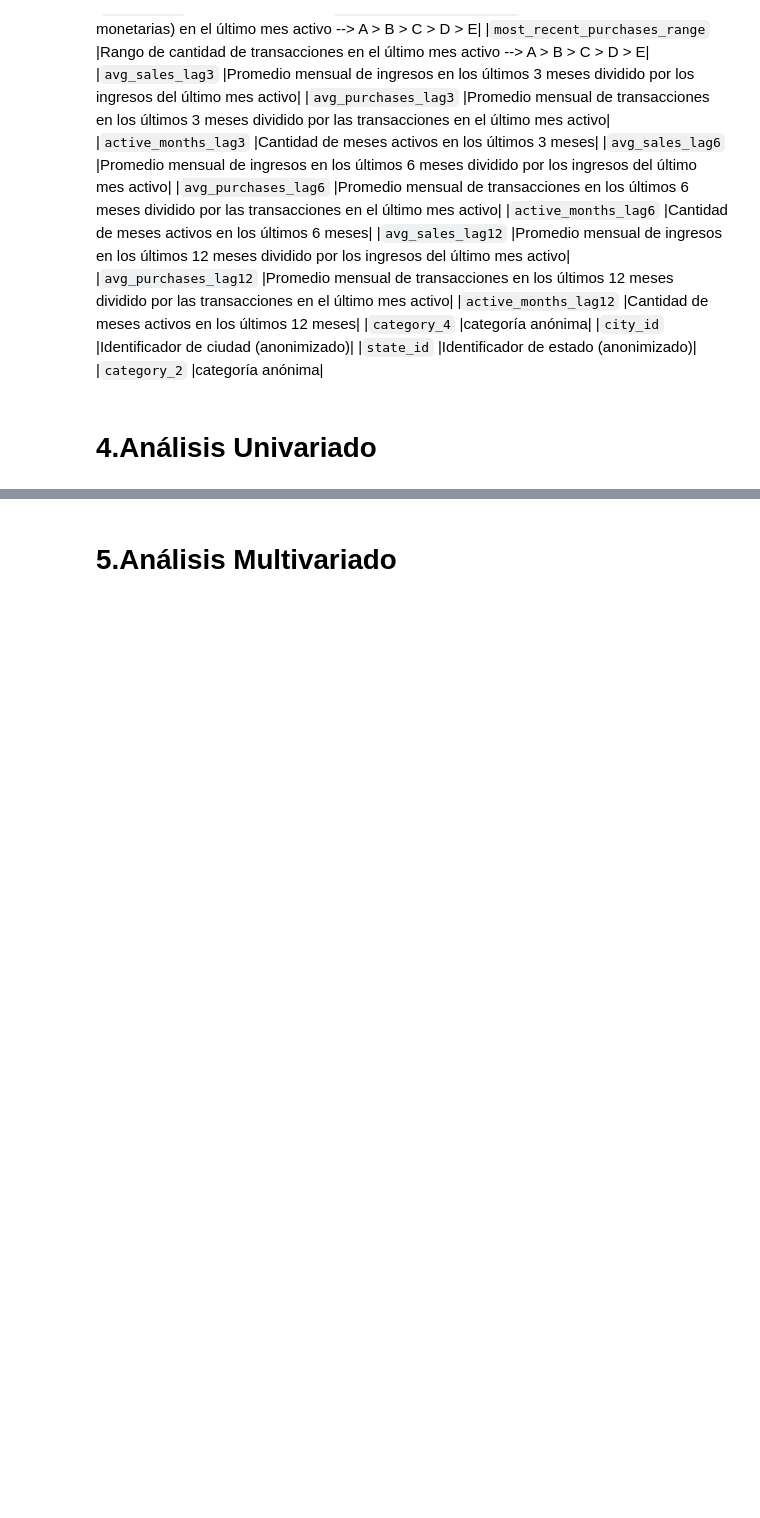
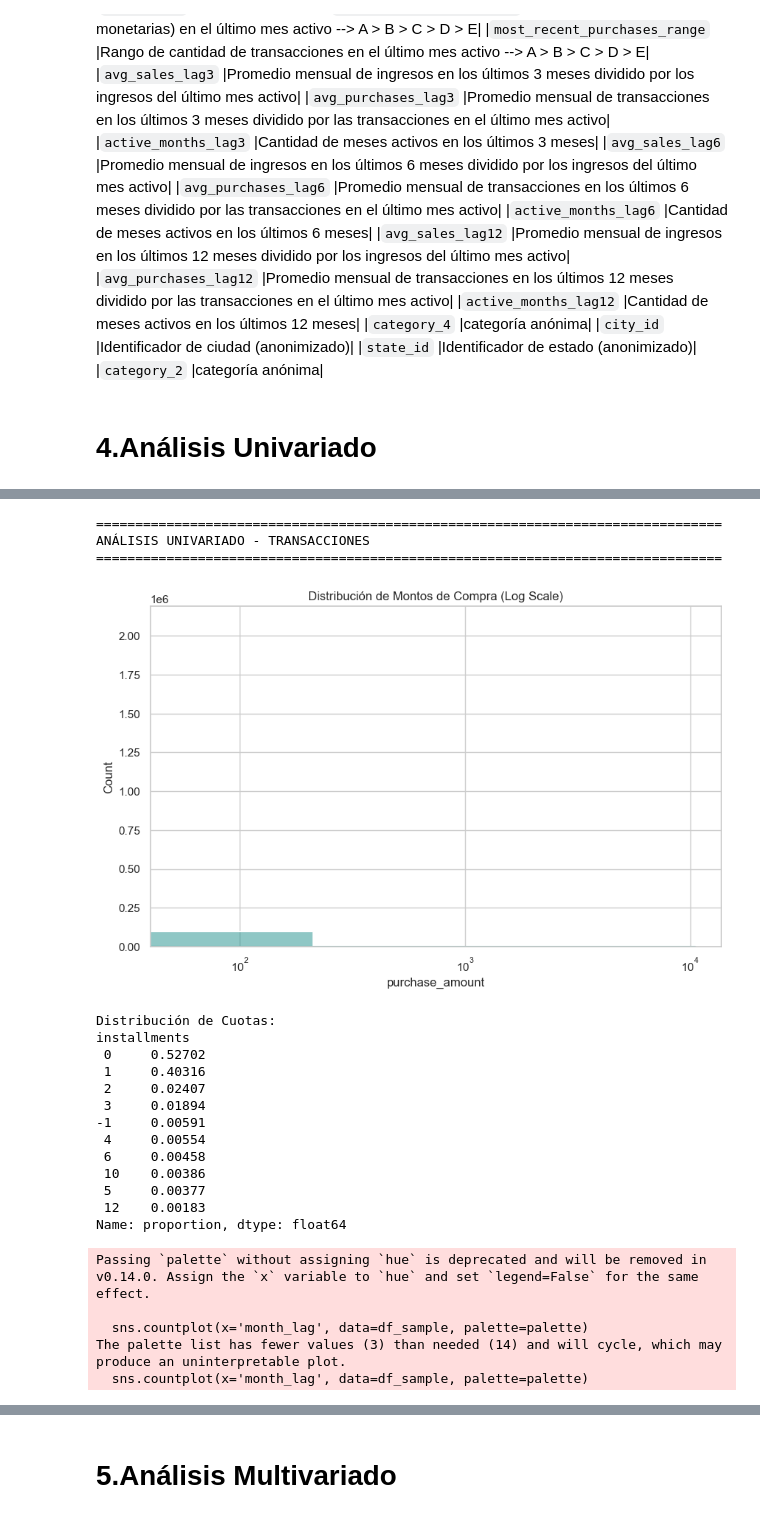
Before and after one commit to paulsantillan787/elo-data-mining, a Jupyter notebook: Comprension_de_datos_v1.ipynb, the cells around one changed output, grey strips where cells are left out. Saved outputs shown, nothing was run; the diff lists cells and outputs as text; code cells hidden in the pictures; blank space fills up the shorter version.

```diff
--- a/Comprension_de_datos_v1.ipynb
+++ b/Comprension_de_datos_v1.ipynb
@@ -585,0 +394,64 @@ muestran consistentemente una distribución altamente sesgada hacia valores bajo
+# %%
+# Muestra estratificada por card_id (mantiene representatividad)
+def stratified_sample(df, frac=0.1):
+    unique_cards = df['card_id'].unique()
+    sampled_cards = pd.Series(unique_cards).sample(frac=frac)
+    return df[df['card_id'].isin(sampled_cards)]
+
+hist_trans_df = pd.read_csv('src/historical_transactions.csv')
+
+historical_sample = stratified_sample(hist_trans_df, frac=0.2)  # ~400MB
+# %%
+# --------------------------------------
+# 2. Análisis de Transacciones (H1, H2, H5, H7)
+# --------------------------------------
+def analisis_transacciones(df_trans, sample_size=100000):
+    print("="*80)
+    print("ANÁLISIS UNIVARIADO - TRANSACCIONES")
+    print("="*80)
+
+    # Muestreo para eficiencia
+    df_sample = df_trans.sample(sample_size) if len(df_trans) > sample_size else df_trans
+
+    # Purchase Amount (H2)
+    plt.figure(figsize=(10, 6))
+    sns.histplot(df_sample['purchase_amount'], kde=True, bins=50, color=palette[1])
+    plt.title('Distribución de Montos de Compra (Log Scale)')
+    plt.xscale('log')
+    plt.show()
+
+    # Installments (H7)
+    print("\nDistribución de Cuotas:")
+    print(df_sample['installments'].value_counts(normalize=True).head(10))
+
+    # Month Lag (H5)
+    plt.figure(figsize=(10, 6))
+    sns.countplot(x='month_lag', data=df_sample, palette=palette)
+    plt.title('Distribución de Month Lag')
+    plt.xticks(rotation=45)
+    plt.show()
+# %%
+analisis_transacciones(historical_sample)
+# %% [output]
+================================================================================
+ANÁLISIS UNIVARIADO - TRANSACCIONES
+================================================================================
+[figure, added]
+Distribución de Cuotas:
+installments
+ 0     0.52702
+ 1     0.40316
+ 2     0.02407
+ 3     0.01894
+-1     0.00591
+ 4     0.00554
+ 6     0.00458
+ 10    0.00386
+ 5     0.00377
+ 12    0.00183
+Name: proportion, dtype: float64
+Passing `palette` without assigning `hue` is deprecated and will be removed in v0.14.0. Assign the `x` variable to `hue` and set `legend=False` for the same effect.
+
+  sns.countplot(x='month_lag', data=df_sample, palette=palette)
+The palette list has fewer values (3) than needed (14) and will cycle, which may produce an uninterpretable plot.
+  sns.countplot(x='month_lag', data=df_sample, palette=palette)
```
Also changed, not shown: parts of 121 cells of this notebook.
